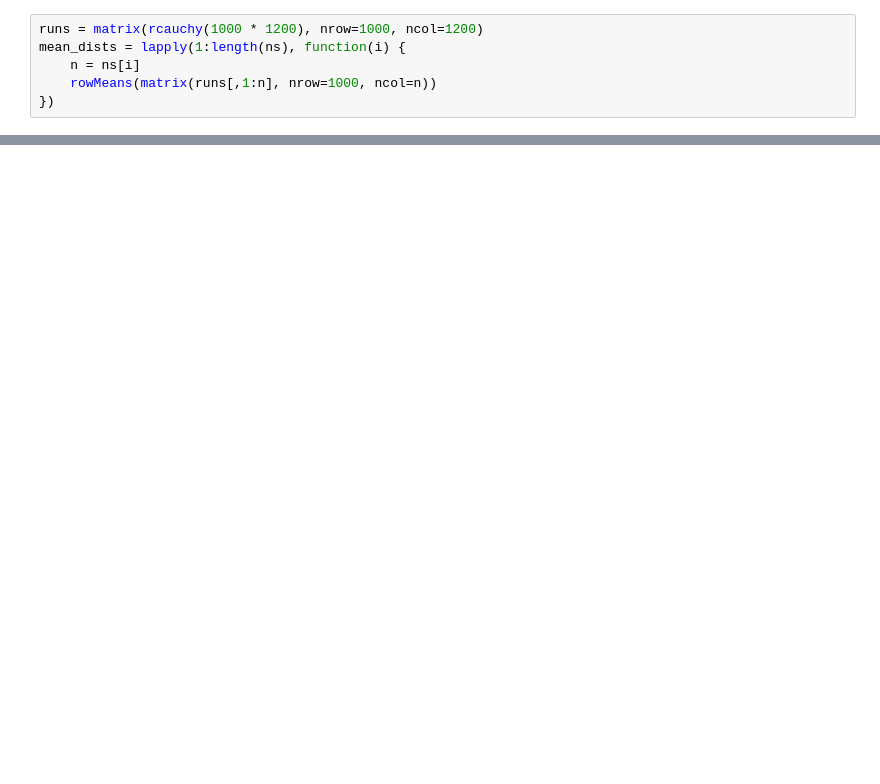
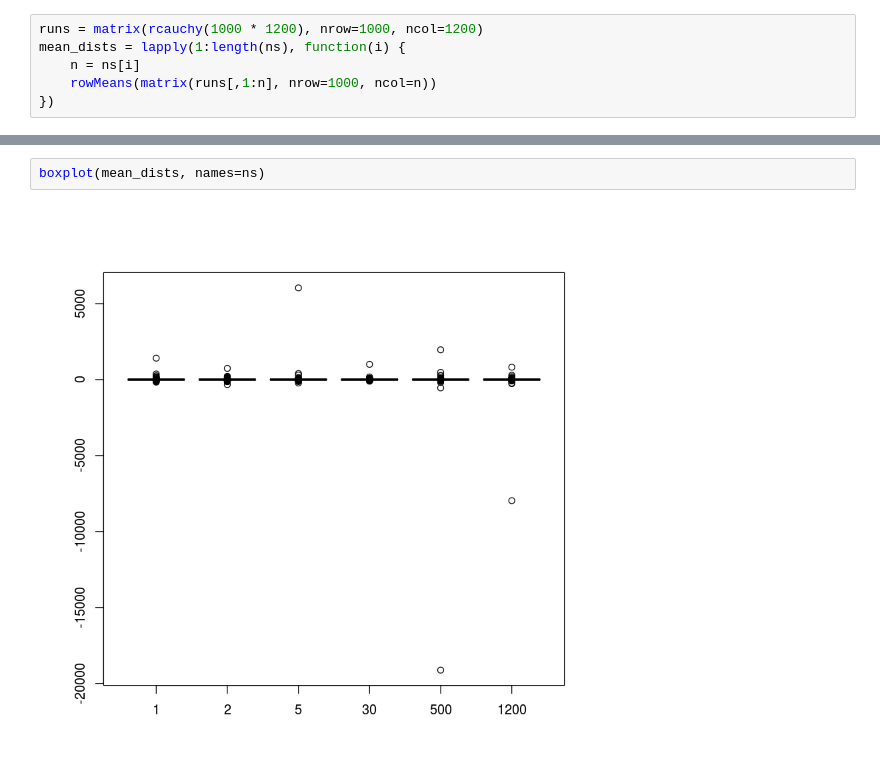
Before and after one commit to m2march/tp_final_r, a Jupyter notebook: Lista 5.ipynb, the cells around one changed output, grey strips where cells are left out. Saved outputs shown, nothing was run; the diff lists cells and outputs as text; blank space fills up the shorter version.

```diff
--- a/Lista 5.ipynb
+++ b/Lista 5.ipynb
@@ -119,0 +120,4 @@ for (i in 1:length(ns)) {
+# %%
+boxplot(mean_dists, names=ns)
+# %% [output]
+[figure, added]
```
Also changed, not shown: parts of 17 cells of this notebook, 2 other files.
